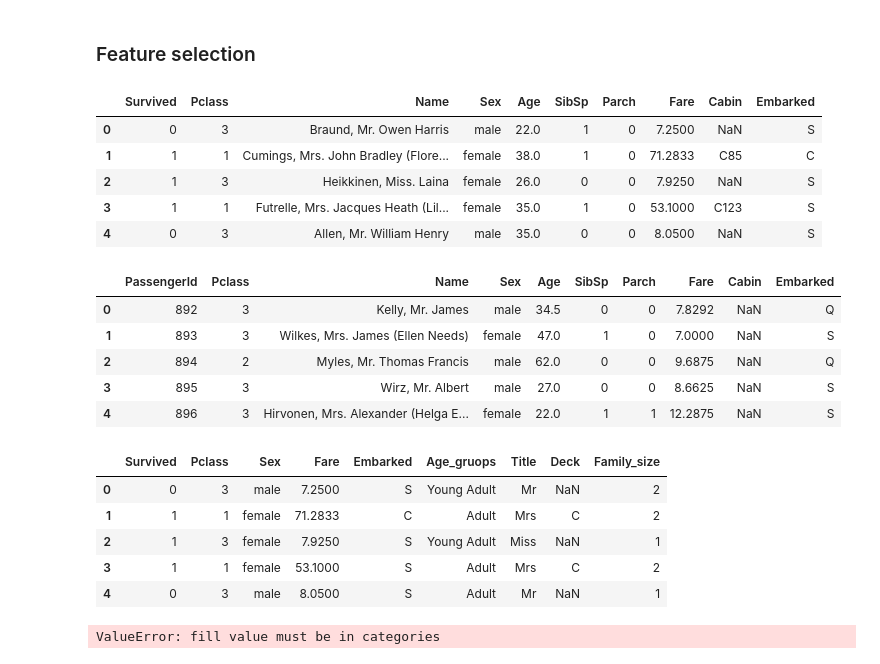
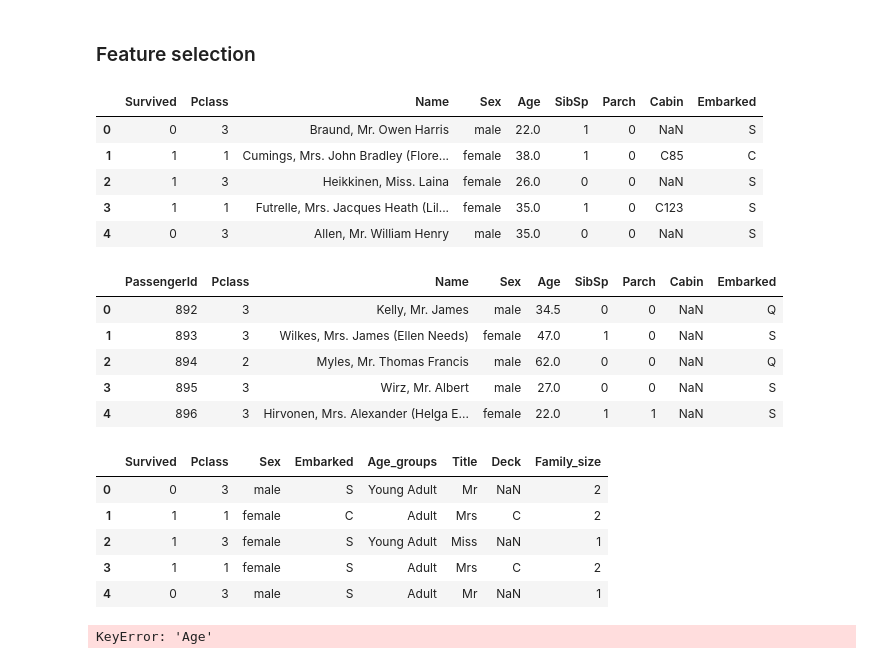
Before and after one commit to josefinaxberg/Titanic_ML, a Jupyter notebook: Titanic_ML/Titanic_Machine_Learning.ipynb, the cells around one changed output. Saved outputs shown, nothing was run; the diff lists cells and outputs as text; code cells hidden in the pictures.

```diff
--- a/Titanic_ML/Titanic_Machine_Learning.ipynb
+++ b/Titanic_ML/Titanic_Machine_Learning.ipynb
@@ -140,27 +143,27 @@ sns.barplot(x='Pclass', y='Survived', hue='Sex', data=titanic_train_df, palette=
 ### Feature selection
 # %%
 # Feature selection, droping those columns that according to my human analysis won't be useful for prediction
-titanic_train_df.drop(['PassengerId','Ticket'], axis=1,inplace=True)
-titanic_test_df.drop(['Ticket'], axis=1,inplace=True)
+titanic_train_df.drop(['PassengerId','Ticket','Fare'], axis=1,inplace=True)
+titanic_test_df.drop(['Ticket','Fare'], axis=1,inplace=True)
 
 titanic_train_df.head()
 titanic_test_df.head()
 # %% [output]
-|  | Survived | Pclass | Name | Sex | Age | SibSp | Parch | Fare | Cabin | Embarked |
-| 0 | 0 | 3 | Braund, Mr. Owen Harris | male | 22.0 | 1 | 0 | 7.2500 | NaN | S |
-| 1 | 1 | 1 | Cumings, Mrs. John Bradley (Flore... | female | 38.0 | 1 | 0 | 71.2833 | C85 | C |
-| 2 | 1 | 3 | Heikkinen, Miss. Laina | female | 26.0 | 0 | 0 | 7.9250 | NaN | S |
-| 3 | 1 | 1 | Futrelle, Mrs. Jacques Heath (Lil... | female | 35.0 | 1 | 0 | 53.1000 | C123 | S |
-| 4 | 0 | 3 | Allen, Mr. William Henry | male | 35.0 | 0 | 0 | 8.0500 | NaN | S |
+|  | Survived | Pclass | Name | Sex | Age | SibSp | Parch | Cabin | Embarked |
+| 0 | 0 | 3 | Braund, Mr. Owen Harris | male | 22.0 | 1 | 0 | NaN | S |
+| 1 | 1 | 1 | Cumings, Mrs. John Bradley (Flore... | female | 38.0 | 1 | 0 | C85 | C |
+| 2 | 1 | 3 | Heikkinen, Miss. Laina | female | 26.0 | 0 | 0 | NaN | S |
+| 3 | 1 | 1 | Futrelle, Mrs. Jacques Heath (Lil... | female | 35.0 | 1 | 0 | C123 | S |
+| 4 | 0 | 3 | Allen, Mr. William Henry | male | 35.0 | 0 | 0 | NaN | S |
-|  | PassengerId | Pclass | Name | Sex | Age | SibSp | Parch | Fare | Cabin | Embarked |
-| 0 | 892 | 3 | Kelly, Mr. James | male | 34.5 | 0 | 0 | 7.8292 | NaN | Q |
-| 1 | 893 | 3 | Wilkes, Mrs. James (Ellen Needs) | female | 47.0 | 1 | 0 | 7.0000 | NaN | S |
-| 2 | 894 | 2 | Myles, Mr. Thomas Francis | male | 62.0 | 0 | 0 | 9.6875 | NaN | Q |
-| 3 | 895 | 3 | Wirz, Mr. Albert | male | 27.0 | 0 | 0 | 8.6625 | NaN | S |
-| 4 | 896 | 3 | Hirvonen, Mrs. Alexander (Helga E... | female | 22.0 | 1 | 1 | 12.2875 | NaN | S |
+|  | PassengerId | Pclass | Name | Sex | Age | SibSp | Parch | Cabin | Embarked |
+| 0 | 892 | 3 | Kelly, Mr. James | male | 34.5 | 0 | 0 | NaN | Q |
+| 1 | 893 | 3 | Wilkes, Mrs. James (Ellen Needs) | female | 47.0 | 1 | 0 | NaN | S |
+| 2 | 894 | 2 | Myles, Mr. Thomas Francis | male | 62.0 | 0 | 0 | NaN | Q |
+| 3 | 895 | 3 | Wirz, Mr. Albert | male | 27.0 | 0 | 0 | NaN | S |
+| 4 | 896 | 3 | Hirvonen, Mrs. Alexander (Helga E... | female | 22.0 | 1 | 1 | NaN | S |
 # %%
 # Simplifying the features and avoids overfitting by grouping the people in logical age groups
-titanic_train_df['Age_gruops'] = pd.cut(titanic_train_df['Age'], [0, 5, 15, 30, 60, 80], labels=['Toddler', 'Child','Young Adult', 'Adult', 'Old'])
+titanic_train_df['Age_groups'] = pd.cut(titanic_train_df['Age'], [0, 5, 15, 30, 60, 80], labels=['Toddler', 'Child','Young Adult', 'Adult', 'Old'])
 titanic_train_df.drop(['Age'], axis=1, inplace=True)
 
 # The pure name does not seem relevant, lets extract the title to a new feature named "Titel"
@@ -172,24 +175,15 @@ titanic_train_df.drop(['Name'], axis=1,inplace=True)
 titanic_train_df['Deck'] = titanic_train_df['Cabin'].str.replace('\d+', '')
 titanic_train_df.drop(['Cabin'], axis=1, inplace=True)
 
-# Seems logical to replace "SibSp" and "Parch" with a new feature called "Familysize"
+# I replace "SibSp" and "Parch" with a new feature called "Familysize", due to
 titanic_train_df['Family_size'] = titanic_train_df['SibSp'] + titanic_train_df['Parch'] + 1
 titanic_train_df.drop(['SibSp', 'Parch'], axis=1,inplace=True)
 
 titanic_train_df.head()
 # %% [output]
-|  | Survived | Pclass | Sex | Fare | Embarked | Age_gruops | Title | Deck | Family_size |
-| 0 | 0 | 3 | male | 7.2500 | S | Young Adult | Mr | NaN | 2 |
-| 1 | 1 | 1 | female | 71.2833 | C | Adult | Mrs | C | 2 |
-| 2 | 1 | 3 | female | 7.9250 | S | Young Adult | Miss | NaN | 1 |
-| 3 | 1 | 1 | female | 53.1000 | S | Adult | Mrs | C | 2 |
-| 4 | 0 | 3 | male | 8.0500 | S | Adult | Mr | NaN | 1 |
+|  | Survived | Pclass | Sex | Embarked | Age_groups | Title | Deck | Family_size |
+| 0 | 0 | 3 | male | S | Young Adult | Mr | NaN | 2 |
+| 1 | 1 | 1 | female | C | Adult | Mrs | C | 2 |
+| 2 | 1 | 3 | female | S | Young Adult | Miss | NaN | 1 |
+| 3 | 1 | 1 | female | S | Adult | Mrs | C | 2 |
+| 4 | 0 | 3 | male | S | Adult | Mr | NaN | 1 |
-# %%
-# Fill NaN with 0
-titanic_train_df.fillna(0,axis=1, inplace=True)
-titanic_test_df.fillna(0,axis=1, inplace=True)
-
-titanic_train_df.head()
-titanic_test_df.head()
-# %% [output]
-ValueError: fill value must be in categories
@@ -204,0 +190,17 @@ df_train_scaled = MinMaxScaler(titanic_train_df.copy(), features)
+# %%
+# I do the same as above but now with the test data
+titanic_test_df['Age_groups'] = pd.cut(titanic_test_df['Age'], [0, 5, 15, 30, 60, 80], labels=['Toddler', 'Child','Young Adult', 'Adult', 'Old'])
+titanic_test_df.drop(['Age'], axis=1, inplace=True)
+
+titanic_test_df['Title'] = titanic_test_df['Name'].str.split(", ", expand=True)[1].str.split(".", expand=True)[0]
+titanic_test_df.drop(['Name'], axis=1,inplace=True)
+
+titanic_test_df['Deck'] = titanic_test_df['Cabin'].str.replace('\d+', '')
+titanic_test_df.drop(['Cabin'], axis=1, inplace=True)
+
+titanic_test_df['Family_size'] = titanic_test_df['SibSp'] + titanic_train_df['Parch'] + 1
+titanic_test_df.drop(['SibSp', 'Parch'], axis=1,inplace=True)
+
+titanic_test_df.head()
+# %% [output]
+KeyError: 'Age'
```
Also changed, not shown: parts of 8 cells of this notebook.
